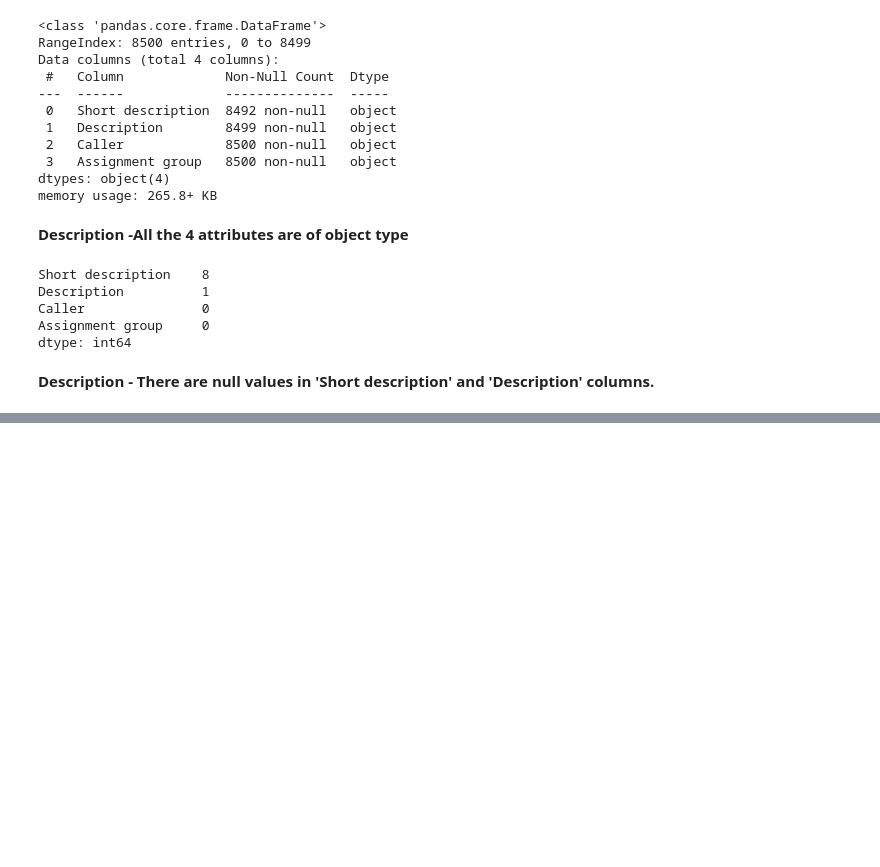
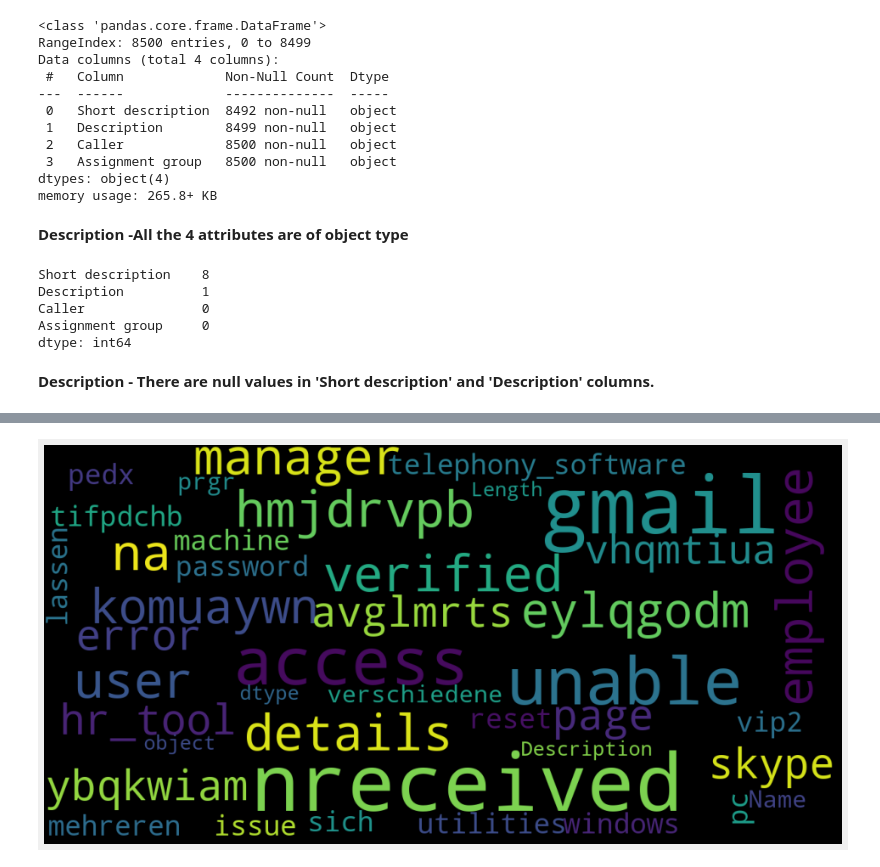
Before and after one commit to EshwarArya/automaticticketassignment, a Jupyter notebook: GL AIML CapstoneProject-NLP.ipynb, the cells around one changed output, grey strips where cells are left out. Drawn from its saved outputs; the diff is of its cells as text; code cells hidden in the pictures; blank space fills up the shorter version.

```diff
--- a/GL AIML CapstoneProject-NLP.ipynb
+++ b/GL AIML CapstoneProject-NLP.ipynb
@@ -577,0 +269,5 @@ plot_accuracy(history)
+# %%
+#Word cloud distribution of "Description"
+show_wordcloud(df["Description"])
+# %% [output]
+[figure, added]
```
Also changed, not shown: parts of 109 cells of this notebook.
